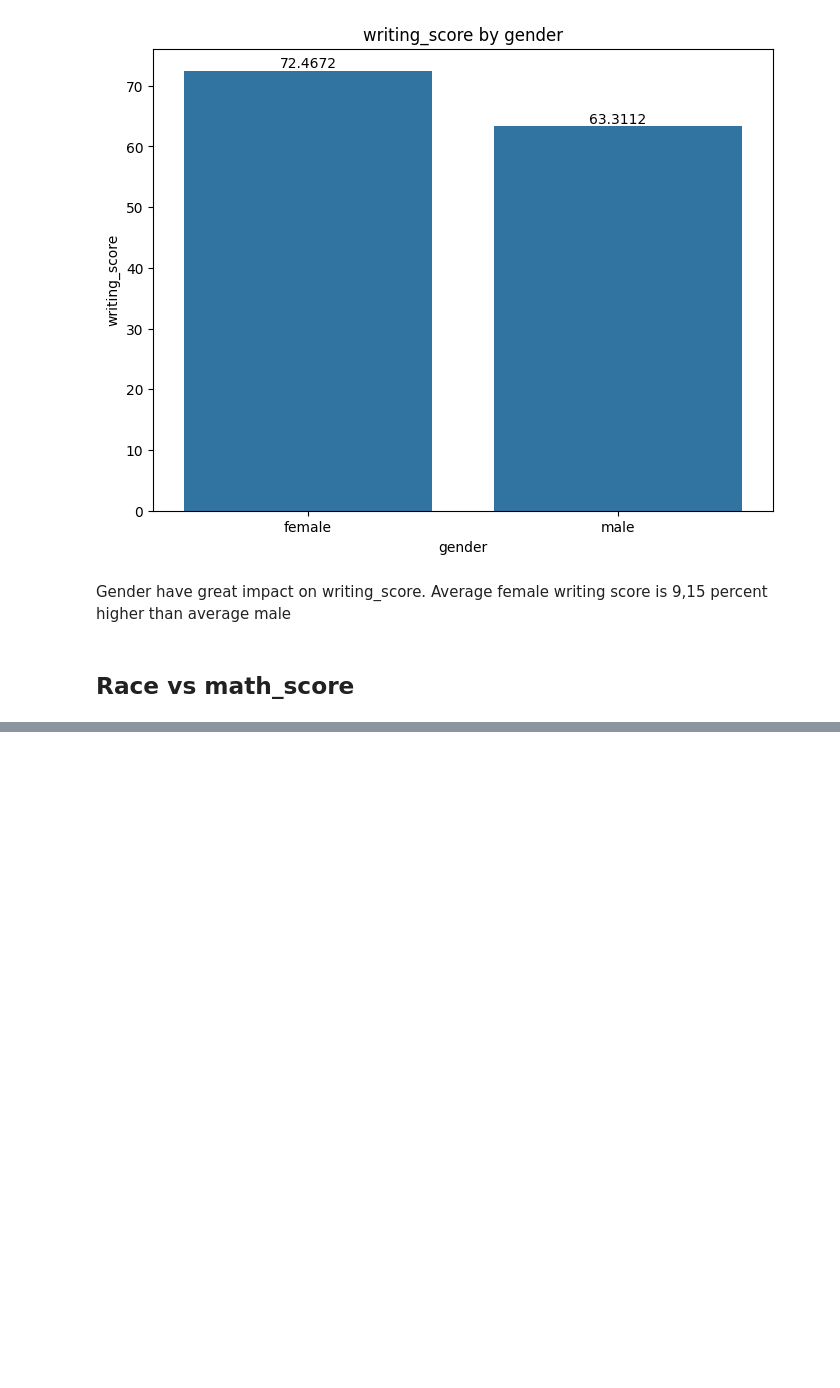
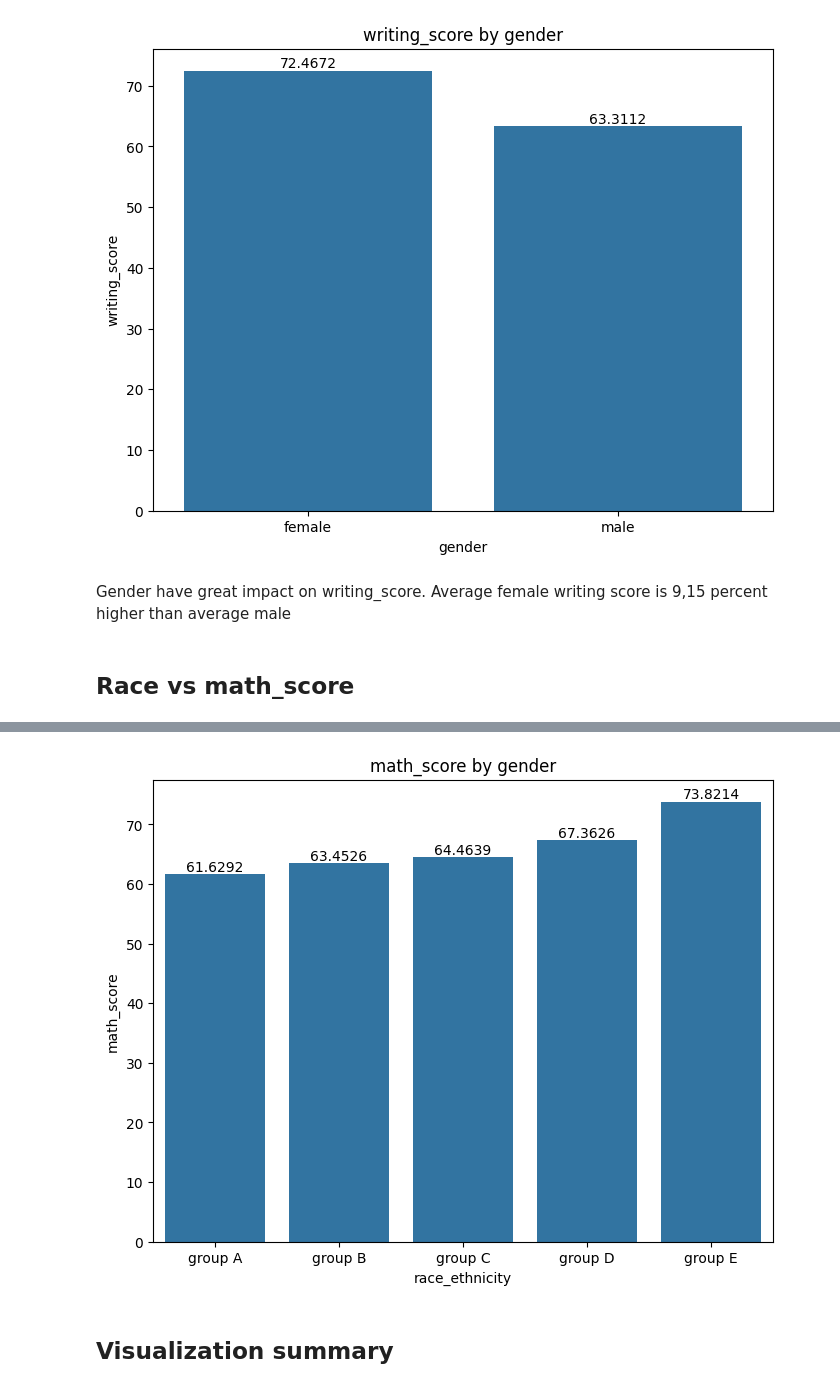
Before and after one commit to wiktor1468/StudentsStudyPerformance, a Jupyter notebook: StudentsStudyPerformance.ipynb, the cells around one changed output, grey strips where cells are left out. Drawn from its saved outputs; the diff is of its cells as text; code cells hidden in the pictures; blank space fills up the shorter version.

```diff
--- a/StudentsStudyPerformance.ipynb
+++ b/StudentsStudyPerformance.ipynb
@@ -414,0 +442,15 @@ Gender have great impact on writing_score. Average female writing score is 9,15
+# %%
+math_score_race = df.groupby('race_ethnicity')['math_score'].mean()
+plt.figure(figsize=(8, 6))
+bar_plot = sns.barplot(x=math_score_race.index, y=math_score_race.values)
+plt.title('math_score by gender')
+plt.xlabel('race_ethnicity')
+plt.ylabel('math_score')
+#add edge values
+for container in bar_plot.containers:
+    bar_plot.bar_label(container, label_type='edge')
+plt.show()
+# %% [output]
+[figure, added]
+# %% [markdown]
+## Visualization summary
```
Also changed, not shown: parts of 6 cells of this notebook.
